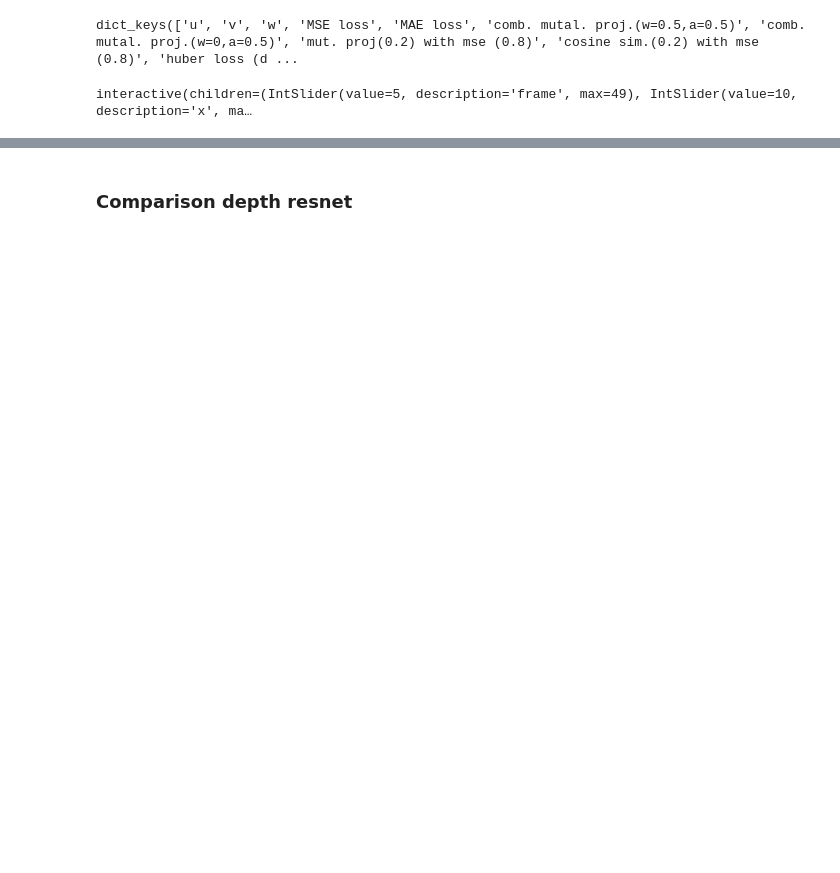
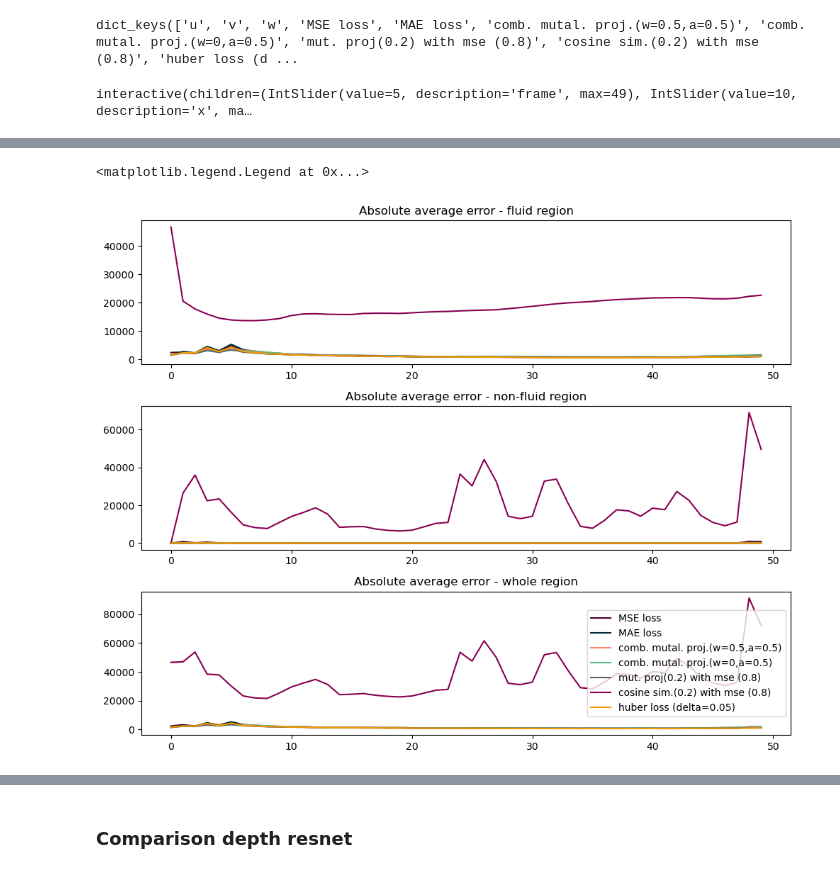
Before and after one commit to PiaaCaa/4DFlowNet, a Jupyter notebook: src/notebooks/evaluate_comparison_networks.ipynb, the cells around one changed output, grey strips where cells are left out. Drawn from its saved outputs; the diff is of its cells as text; code cells hidden in the pictures; blank space fills up the shorter version.

Commit message:
cleanup code

```diff
--- a/src/notebooks/evaluate_comparison_networks.ipynb
+++ b/src/notebooks/evaluate_comparison_networks.ipynb
@@ -615,0 +474,39 @@ KeyError: 'u_fluid'
+# %%
+#TODO clean this up
+
+# print(f'rel error {label}; mean: {np.mean(rel_err):.3f} ; max: {np.max(rel_err):.3f}, f: {np.argmax(rel_err)}')
+# print(f'rmse {label}; mean: {np.mean(rmse):.3f} ; max: {np.max(rmse):.3f}, f: {np.argmax(rmse)}')
+# print(f'mean speed {label}; mean: {np.mean(mean_speed):.3f} ; max: {np.max(mean_speed):.3f}, f: {np.argmax(mean_speed)}')
+# print(f'mean speed deviation; mean: {np.mean(np.abs(mean_speed - gt["mean_speed"])):.3f} ; max: {np.max(np.abs(mean_speed - gt["mean_speed"])):.3f}, f: {np.argmax(np.abs(mean_speed - gt["mean_speed"]))}')
+# print(f'Max abs difference speed {label}; max: {np.max(np.abs(prediction_1["speed"] - gt["speed"])):.3f}, f: {np.argmax(np.abs(prediction_1["speed"] - gt["speed"]))}')
+
+
+def plot_abs_error(model_names, set_names,gt, labels, colors):
+
+    for m_name, s_name, label, color in zip(model_names, set_names, labels, colors):
+
+        pred = load_velocity_data(f'{result_dir}/Temporal4DFlowNet_{m_name}/{s_name}set_result_model{data_model}_2mm_step{step}_{m_name[-4::]}_temporal.h5', {}, ['u_combined', 'v_combined', 'w_combined'], load_mask = False)
+
+        for vel in vel_colnames:
+            pred[f'{vel}_fluid'] = np.multiply(pred[vel], gt['mask'])
+
+        plt.subplot(3, 1, 1)
+        plt.title(f"Absolute average error - fluid region")
+        plt.plot(calculate_absolute_error(pred["u_fluid"], pred["v_fluid"], pred["w_fluid"], gt["u_fluid"], gt["v_fluid"] , gt["w_fluid"]), label = label, color= color)
+
+        plt.subplot(3, 1, 2)
+        plt.title(f"Absolute average error - non-fluid region")
+        reverse_mask = np.ones_like(gt['mask']) - gt['mask']
+        plt.plot(calculate_absolute_error(np.multiply(pred["u"], reverse_mask), np.multiply(pred["v"], reverse_mask), np.multiply(pred["w"], reverse_mask), np.multiply(gt["u"], reverse_mask), np.multiply(gt["v"], reverse_mask), np.multiply(gt["w"], reverse_mask)), label = label, color= color)
+
+        plt.subplot(3, 1, 3)
+        plt.title(f"Absolute average error - whole region")
+        plt.plot(calculate_absolute_error(pred["u"], pred["v"], pred["w"], gt["u"], gt["v"] , gt["w"]), label = label, color= color)
+
+    plt.tight_layout()
+
+plot_abs_error(model_names, set_names, gt, tabular_names, colors)
+plt.legend()
+# %% [output]
+<matplotlib.legend.Legend at 0x...>
+[figure, added]
```
Also changed, not shown: parts of 27 cells of this notebook, 1 other file.
